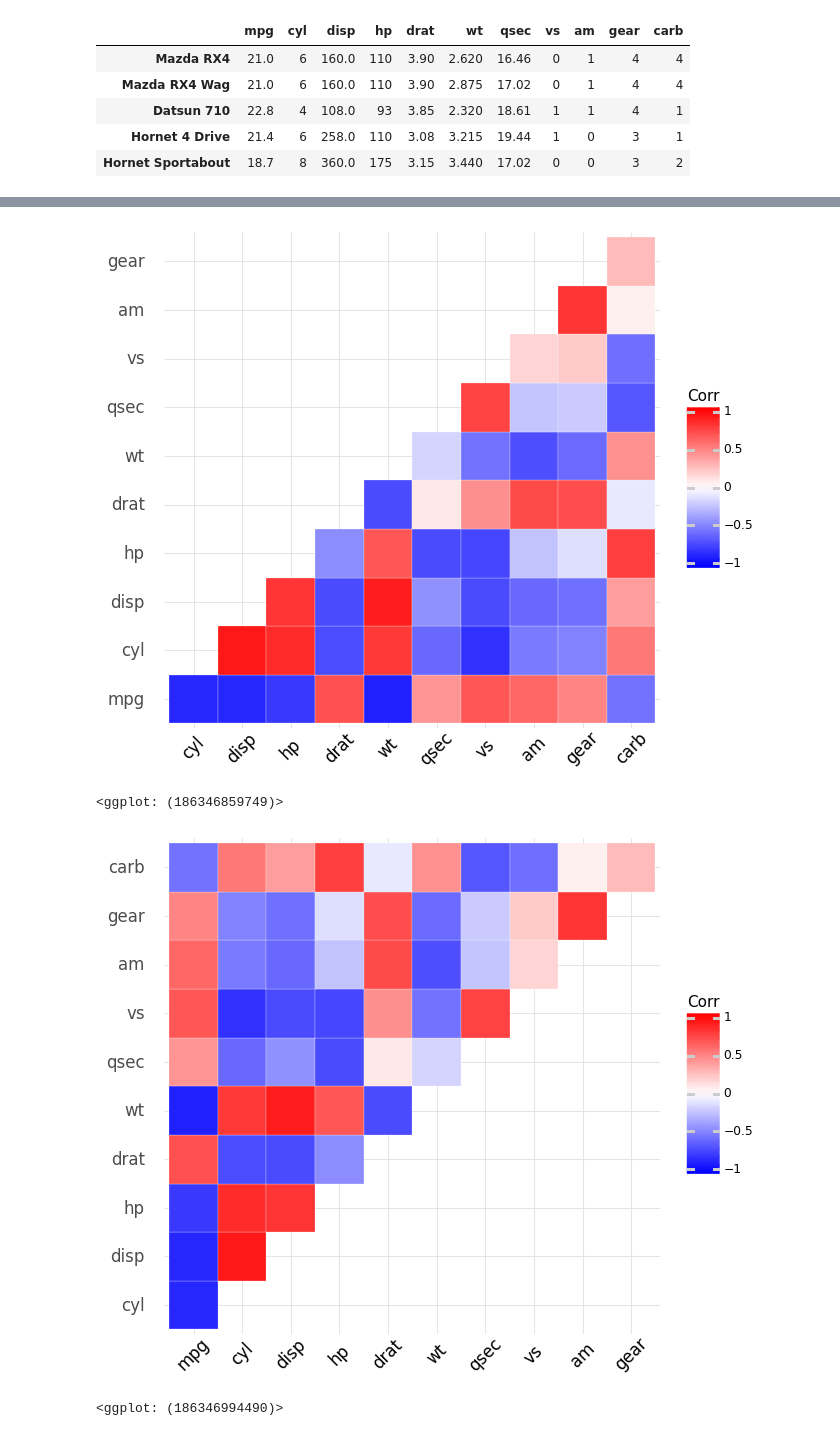
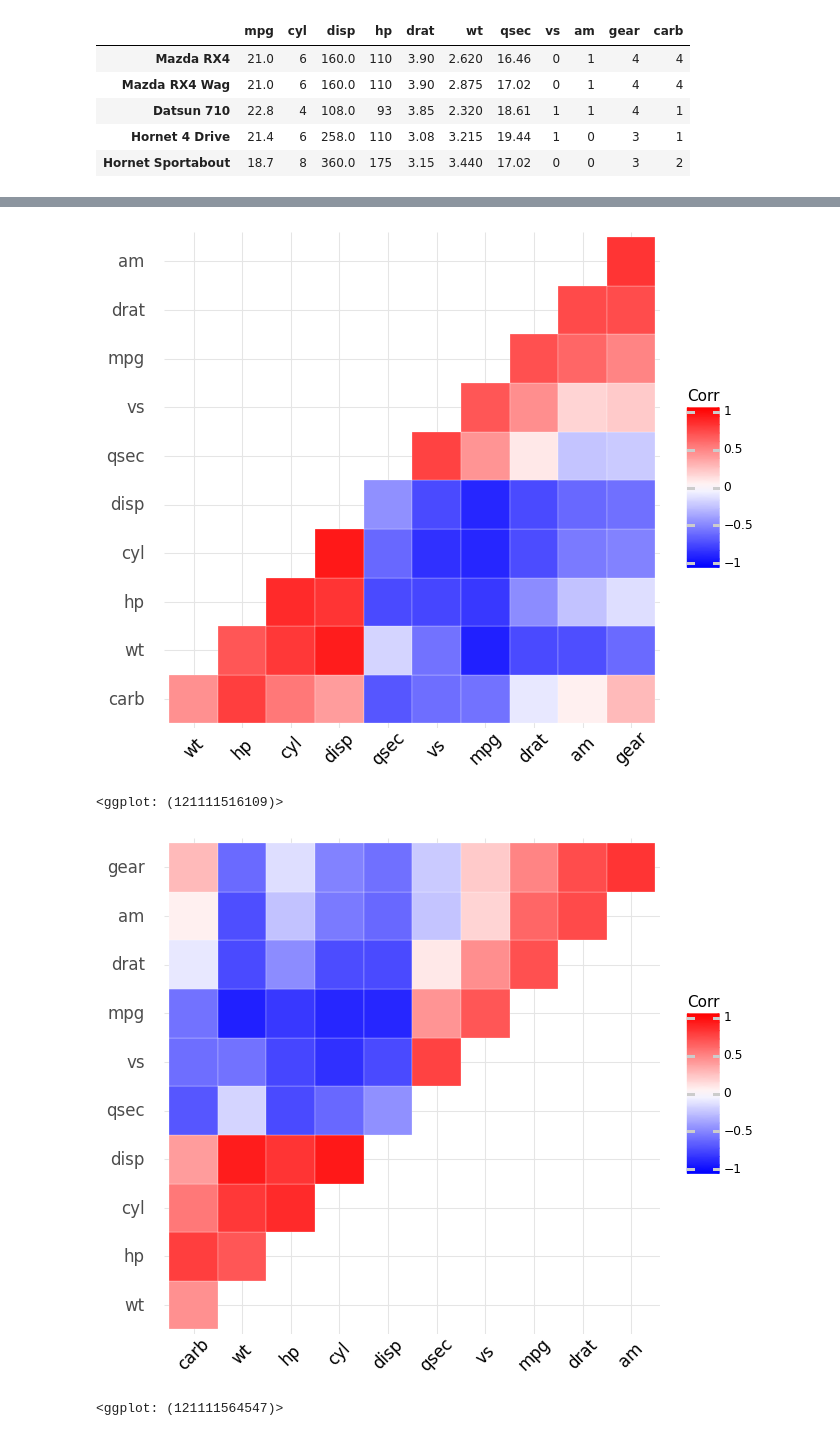
Before and after one commit to enfantbenidedieu/ggcorrplot, a Jupyter notebook: ggcorrplot.ipynb, the cells around one changed output, grey strips where cells are left out. Saved outputs shown, nothing was run; the diff lists cells and outputs as text; code cells hidden in the pictures.

```diff
--- a/ggcorrplot.ipynb
+++ b/ggcorrplot.ipynb
@@ -57,16 +65,16 @@ ggcorrplot(mtcars, method = "circle")
 # Types of correlogram layout
 # --------------------------------
 # Get the lower triangle
-ggcorrplot(mtcars, type = "lower",outline_color = "white")
+ggcorrplot(mtcars,hc_order = True, type = "lower",outline_color = "white")
 # %% [output]
-[figure, old version]
+[figure, new version]
-<ggplot: (186346859749)>
+<ggplot: (121111516109)>
 # %%
 # Get the upeper triangle
-ggcorrplot(mtcars,type = "upper",outline_color = "white")
+ggcorrplot(mtcars, hc_order = True,type = "upper",outline_color = "white")
 # %% [output]
-[figure, old version]
+[figure, new version]
-<ggplot: (186346994490)>
+<ggplot: (121111564547)>
 # %%
 # Change colors and theme
 # --------------------------------
```
Also changed, not shown: parts of 8 cells of this notebook, 1 other file.
